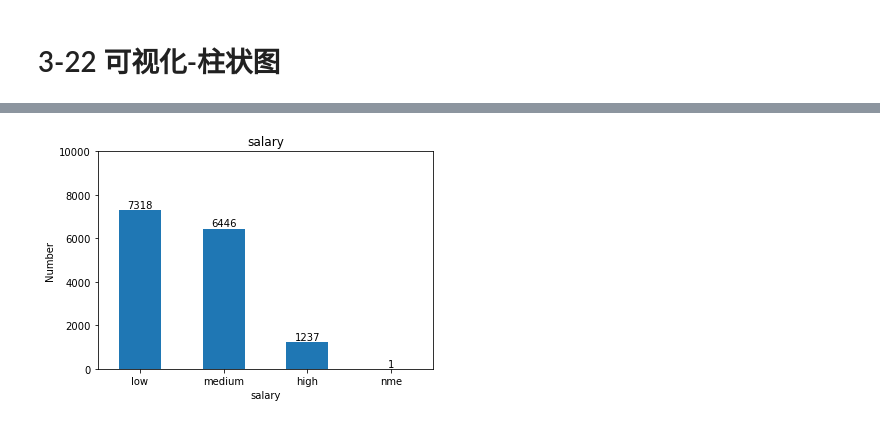
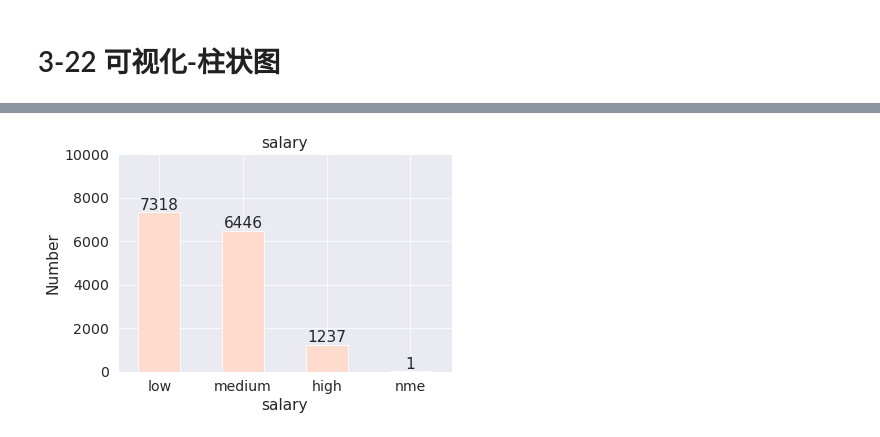
Before and after one commit to usstroot/notebook, a Jupyter notebook: Python3数据分析与挖掘建模实战/第3章 可视化.ipynb, the cells around one changed output, grey strips where cells are left out. Cells and saved outputs as stored; diff of their text form; code cells hidden in the pictures.

```diff
--- a/Python3数据分析与挖掘建模实战/第3章 可视化.ipynb
+++ b/Python3数据分析与挖掘建模实战/第3章 可视化.ipynb
@@ -12,14 +10,18 @@ ModuleNotFoundError: No module named 'seaborn'
 # %%
 import matplotlib.pyplot as plt
 # %%
+sns.set_style(style='darkgrid') # style='whitegrid'
+#help : http://seaborn.pydata.org/generated/seaborn.set_style.html#seaborn.set_style
+sns.set_context(context='paper',font_scale=1.6)
+sns.set_palette('Reds')
 plt.title("salary")
 plt.xlabel("salary")
 plt.ylabel("Number")
 plt.xticks(np.arange(len(df["salary"].value_counts()))+0.5,df["salary"].value_counts().index)
 plt.axis([0,4,0,10000])
 plt.bar(np.arange(len(df["salary"].value_counts()))+0.5,df["salary"].value_counts(),width=0.5)
 for x,y in zip(np.arange(len(df["salary"].value_counts()))+0.5,df["salary"].value_counts()):
     plt.text(x,y,y,ha="center",va="bottom")
 plt.show()
 # %% [output]
-[figure, old version]
+[figure, new version]
```
Also changed, not shown: parts of 4 cells of this notebook.
